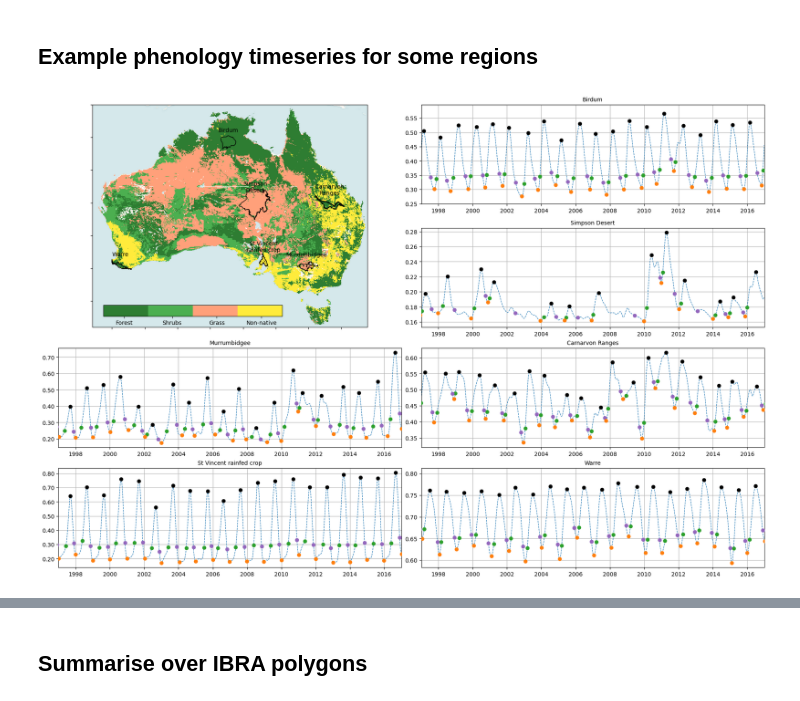
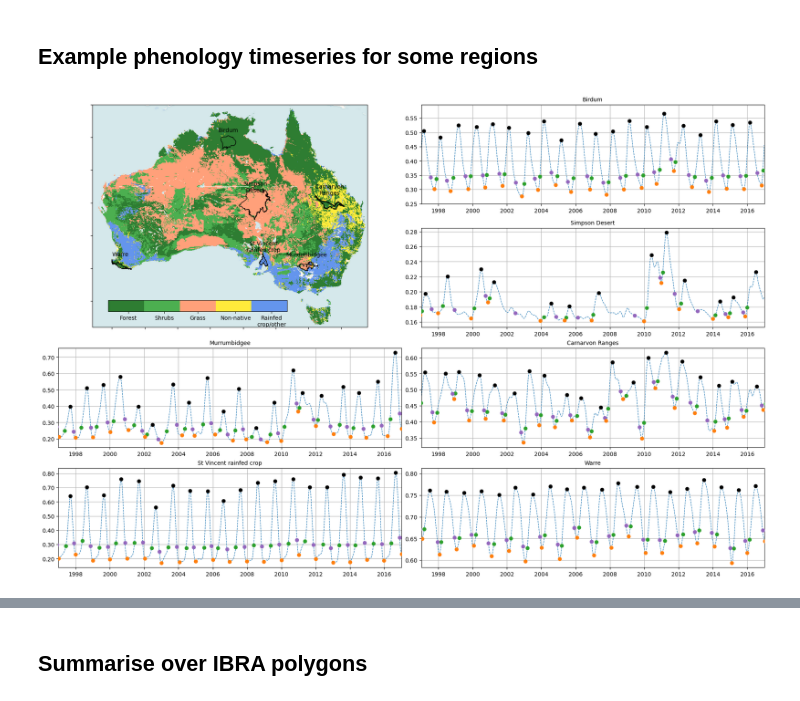
Before and after one commit to cbur24/Aus_phenology, a Jupyter notebook: notebooks/3_Summarise_perpixel_phenology.ipynb, the cells around one changed output, grey strips where cells are left out. Drawn from its saved outputs; the diff is of its cells as text; code cells hidden in the pictures.

```diff
--- a/notebooks/3_Summarise_perpixel_phenology.ipynb
+++ b/notebooks/3_Summarise_perpixel_phenology.ipynb
@@ -121,25 +148,25 @@ for ax,pheno,cmap in zip(axes.ravel(), pheno_stats, cmaps):
 
     if "v" not in pheno:
         vmin, vmax=-2.0,2.0
-        label='days/\nyear'
+        label='days\nyr⁻¹'
     if "v" in pheno:
         vmin,vmax=-0.0025, 0.0025
-        label='NDVI/\nyear'
+        label='NDVI\nyr⁻¹'
     if 'LOS' in pheno:
         vmin, vmax=-2.0, 2.0
-        label='days/\nyear'
+        label='days\nyr⁻¹'
     if 'AOS' in pheno:
         vmin, vmax=-0.0025, 0.0025
-        label='NDVI\nyear'
+        label='NDVI\nyr⁻¹'
     if 'ROG' in pheno:
         vmin, vmax=-2.5e-05, 2.5e-05
-        label='NDVI/day/\nyear'
+        label='NDVI\nday⁻¹ yr⁻¹'
     if 'ROS' in pheno:
         vmin, vmax=-2.5e-05, 2.5e-05
-        label='NDVI/day/\nyear'
+        label='NDVI\nday⁻¹ yr⁻¹'
     if 'IOS' in pheno:
         vmin, vmax=-1, 1
-        label='NDVI/\nyear'
+        label='NDVI\nyr⁻¹'
 
     d_to_plot = p_trends[pheno+'_slope']
     im=d_to_plot.plot(ax=ax, add_colorbar=False, cmap=cmap, vmin=vmin, vmax=vmax, add_labels=False)
@@ -164,7 +191,7 @@ for ax,pheno,cmap in zip(axes.ravel(), pheno_stats, cmaps):
     cbar = plt.cm.ScalarMappable(norm=norm, cmap=cmap)
     ax_cbar = fig.colorbar(cbar, ax=ax, shrink=0.7)
     ax_cbar.ax.set_title(label, fontsize=8)
-    ax.set_title(f'{pheno} trend, 1982-2022')
+    ax.set_title(f'{pheno} trend')
     # print(pheno)
 
 fig.savefig(f'/g/data/os22/chad_tmp/Aus_phenology/results/figs/Trends_phenometrics_perpixel_AusENDVI.png',
@@ -189,12 +220,16 @@ with open(timeseries_file, 'rb') as f:
 
 #open a simple landcover map
 lc = xr.open_dataarray('/g/data/os22/chad_tmp/Aus_phenology/data/NVISv6_simplified_5km.nc')
-
 mask = ~np.isnan(p_trends.vPOS_slope)
 lc = lc.where(mask)
-# lc = xr.open_dataarray('/g/data/os22/chad_tmp/AusENDVI/data/5km/Landcover_5km_monthly_1982_2022.nc').isel(time=1)
-# lc = lc.where(lc>0)
-# lc = xr.open_dataarray('/g/data/os22/chad_tmp/Aus_phenology/data/NVISv6_5km.nc')
+
+crops = xr.open_dataset('/g/data/os22/chad_tmp/Aus_phenology/data/croplands_5km.nc')['croplands']
+crops = round_coords(crops)
+rainfed_crops = xr.where(crops!=3, 0, 1)
+irrigated_crops = xr.where(crops!=2, 1, 0)
+
+lc = lc.where(irrigated_crops) #mask irrigated
+lc = xr.where(rainfed_crops==1,5,lc) #add rainfed cropping as a class
 # %%
 layout = [
     ['A',  'B',    'C', 'D'],
@@ -288,16 +323,15 @@ subax=[
     axes['E'],axes['F'], axes['G']
       ]
 
-#centre image of basic landcover
-#centre image of basic landcover
-colors = ['#2E7D32','#4CAF50', 'lightsalmon', '#FFEB3B'] #Forest,Shrub, Crop, Bare Ground
-cmap = LinearSegmentedColormap.from_list("landcover_cmap", colors, N=4)
-im = lc.where(lc!=5).plot(cmap=cmap, ax=axes['A'], add_colorbar=False, add_labels=False)
+#image of basic landcover
+colors = ['#2E7D32','#4CAF50', 'lightsalmon', '#FFEB3B', 'cornflowerblue'] #Forest,Shrub, GRass, non-natie, rainfed cropping
+cmap = LinearSegmentedColormap.from_list("landcover_cmap", colors, N=len(colors))
+im = lc.plot(cmap=cmap, ax=axes['A'], add_colorbar=False, add_labels=False)
 gdf[gdf['SUB_NAME_7'].isin(locs)].plot(ax=axes['A'], color=None, facecolor="none", edgecolor='k',linewidth=1)
 
-axins1 = inset_axes(axes['A'],width="65%",height="5%",loc="lower left", borderpad=2)
-cbar = fig.colorbar(im,cax=axins1, ticks=[1.35,2.15,2.9,3.65],orientation='horizontal')
-cbar.ax.set_xticklabels(['Forest', 'Shrubs', 'Grass', 'Non-native'])
+axins1 = inset_axes(axes['A'],width="65%",height="5%",loc="lower left", borderpad=2.85)
+cbar = fig.colorbar(im,cax=axins1, ticks=[1.45,2.25,3,3.85,4.65],orientation='horizontal')
+cbar.ax.set_xticklabels(['Forest', 'Shrubs', 'Grass', 'Non-native', 'Rainfed\ncrop/other'])
 
 ctx.add_basemap(axes['A'], source=ctx.providers.CartoDB.VoyagerNoLabels, crs='EPSG:4326', attribution='', attribution_size=1)
 axes['A'].set_yticklabels([])
@@ -316,34 +350,34 @@ axes['A'].set_xticklabels([])
 axes['A'].set_title(None)
 
 for ax,k,v in zip(subax, locs, [results[x] for x in locs]):
     v.plot(ax=ax, color='tab:blue', linestyle='--', linewidth=0.9, label='Daily NDVI') #.sel(time=slice('1997','2016'))
     # ax.set_ylim(0.15, 0.7)
     ax.scatter(x=[pd.to_datetime(d-1, unit='D', origin=str(int(y))) for d,y in zip(eco_regions_phenometrics[k].SOS.values, eco_regions_phenometrics[k].SOS_year.values)],
                y=eco_regions_phenometrics[k].vSOS,
               c='tab:green', label='SOS', zorder=10)
 
     ax.scatter(x=[pd.to_datetime(d-1, unit='D', origin=str(int(y))) for d,y in zip(eco_regions_phenometrics[k].EOS.values, eco_regions_phenometrics[k].EOS_year.values)],
                y=eco_regions_phenometrics[k].vEOS,
               c='tab:purple', label='EOS', zorder=10)
 
     ax.scatter(x=[pd.to_datetime(d-1, unit='D', origin=str(int(y))) for d,y in zip(eco_regions_phenometrics[k].POS.values, eco_regions_phenometrics[k].POS_year.values)],
                    y=eco_regions_phenometrics[k].vPOS,
                   c='black', label='POS', zorder=10)
 
     ax.scatter(x=[pd.to_datetime(d-1, unit='D', origin=str(int(y))) for d,y in zip(eco_regions_phenometrics[k].TOS.values, eco_regions_phenometrics[k].TOS_year.values)],
                y=eco_regions_phenometrics[k].vTOS,
               c='tab:orange', label='TOS', zorder=10)
 
     ax.set_xlabel(None)
     ax.set_ylabel(None)
     ax.set_title(k, fontsize=10)
     ax.grid()
     ax.set_yticklabels(['{:2.2f}'.format(x) for x in ax.get_yticks()])
     ax.set_xlim(pd.Timestamp("1997-01-1"), pd.Timestamp("2016-12-31"))
 fig.savefig(f'/g/data/os22/chad_tmp/Aus_phenology/results/figs/phenology_example_regions.png',
       bbox_inches='tight', dpi=300);
 # %% [output]
-[figure, old version]
+[figure, new version]
 # %%
 # get handles and labels for reuse
 label_params = axes['G'].get_legend_handles_labels()
```
Also changed, not shown: parts of 9 cells of this notebook, 9 other files.
